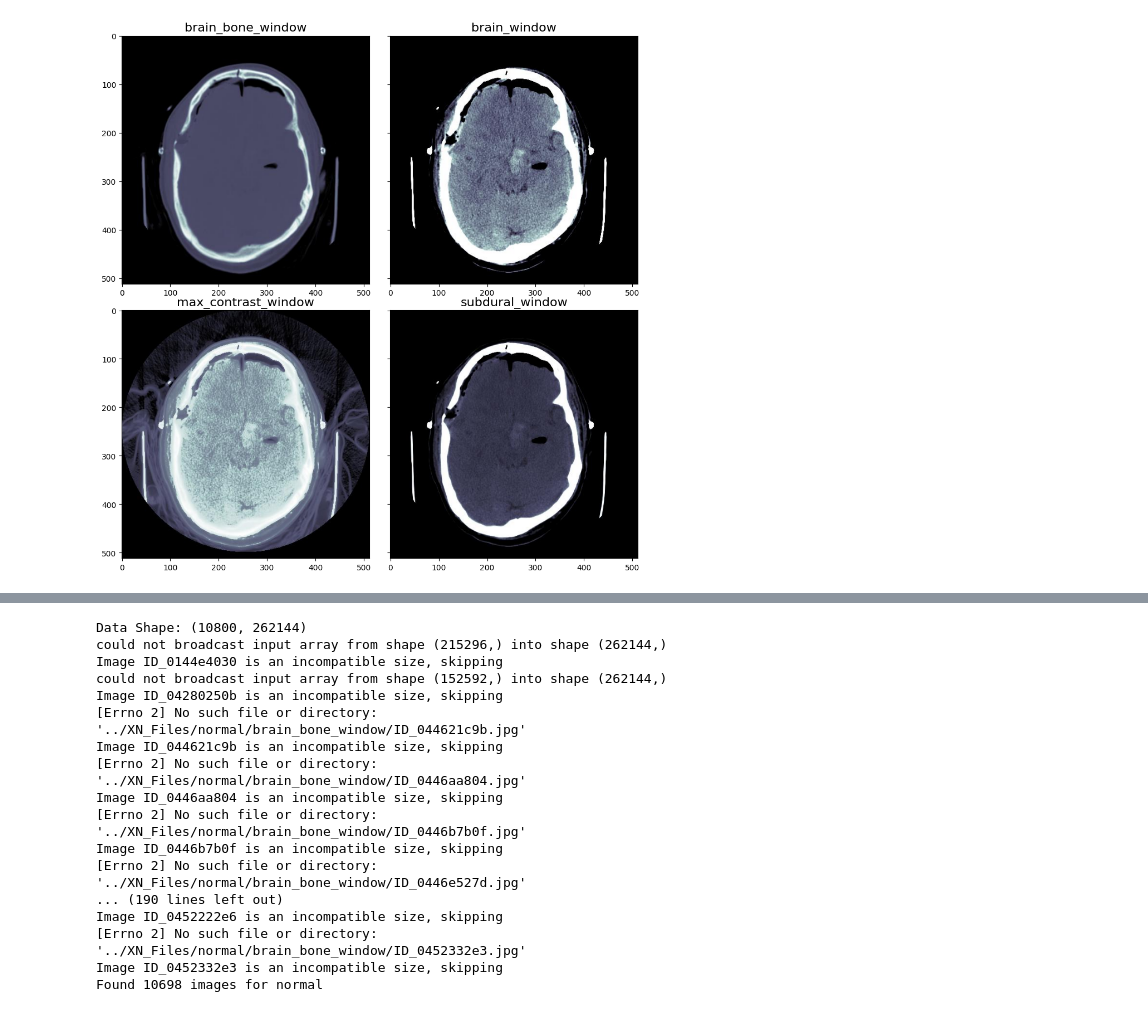
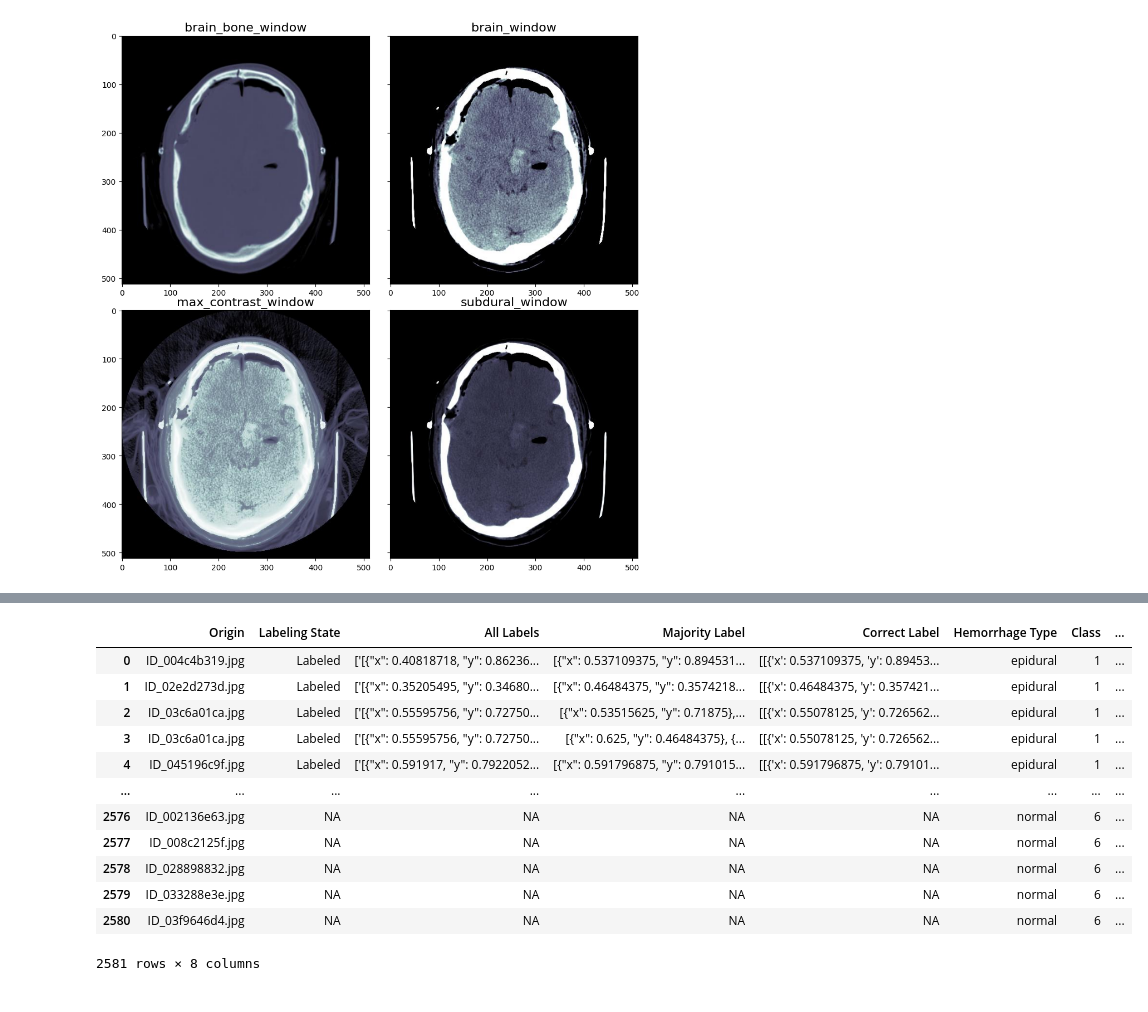
Before and after one commit to lrav35/brain_segmentation_classification, a Jupyter notebook: Brain Hemorrhage Segmentation.ipynb, the cells around one changed output, grey strips where cells are left out. Drawn from its saved outputs; the diff is of its cells as text; code cells hidden in the pictures.

Commit message:
cleaning segmentation data

```diff
--- a/Brain Hemorrhage Segmentation.ipynb
+++ b/Brain Hemorrhage Segmentation.ipynb
@@ -37,7 +39,3 @@ for i, j in zip(images, image_types):
 # %% [output]
 ../XN_Files/epidural/brain_bone_window/ID_0a3f30540.jpg
 [figure]
-# %%
-labels = pd.read_csv(file_dir + './Hemorrhage Segmentation Project/hemorrhage-labels.csv')
-# drop corrupted file
-labels = labels.drop(295413)
@@ -154,20 +60,55 @@ Found 32096 images for subdural
-# %%
-normal_X = load_X_per_type(labels, file_dir, 'normal', brain_bone, 10698, im_size)
-# %% [output]
-Data Shape: (10800, 262144)
-could not broadcast input array from shape (215296,) into shape (262144,)
-Image ID_0144e4030 is an incompatible size, skipping
-could not broadcast input array from shape (152592,) into shape (262144,)
-Image ID_04280250b is an incompatible size, skipping
-[Errno 2] No such file or directory: '../XN_Files/normal/brain_bone_window/ID_044621c9b.jpg'
-Image ID_044621c9b is an incompatible size, skipping
-[Errno 2] No such file or directory: '../XN_Files/normal/brain_bone_window/ID_0446aa804.jpg'
-Image ID_0446aa804 is an incompatible size, skipping
-[Errno 2] No such file or directory: '../XN_Files/normal/brain_bone_window/ID_0446b7b0f.jpg'
-Image ID_0446b7b0f is an incompatible size, skipping
-[Errno 2] No such file or directory: '../XN_Files/normal/brain_bone_window/ID_0446e527d.jpg'
-... (190 lines left out)
-Image ID_0452222e6 is an incompatible size, skipping
-[Errno 2] No such file or directory: '../XN_Files/normal/brain_bone_window/ID_0452332e3.jpg'
-Image ID_0452332e3 is an incompatible size, skipping
-Found 10698 images for normal
+# %%
+def load_labels(f_dir: str, image_type: str) -> pd.DataFrame:
+    """Function to get hemmorhage labels. Method prerequisite: rename result csv files to match type_labels dict -> ex. epidural.csv, multi.csv"""
+    # set class designations and relevant columns
+    type_labels = {'epidural': 1, 'intraparenchymal': 2, 'subarachnoid': 3, 'subdural': 4, 'multi': 5,}
+    column_names = ["Origin","Labeling State","All Labels","Majority Label", "Correct Label"]
+    labels = pd.DataFrame()
+
+    # for each hemorrhage type, load label data
+    for k,v in type_labels.items():
+        temp_data = pd.read_csv(file_dir + './Hemorrhage Segmentation Project/' + k + '.csv')
+        temp_data = temp_data[column_names]
+        temp_data['Hemorrhage Type'] = k
+        temp_data['Class'] = v
+        labels = pd.concat([labels, temp_data])
+
+    # drop all rows that are not labeled
+    labeled = labels[labels['Labeling State']=='Labeled']
+    gold = labels[labels['Labeling State']=='Gold Standard']
+    final_labels = pd.concat([labeled, gold])
+
+    # add normal sample
+    normal_sample_size = 500
+    normal_images = os.listdir(file_dir + 'normal/' + image_type + '/')
+    random.seed(123)
+    normal_sample = random.sample(normal_images, k=normal_sample_size)
+    norm_df = pd.DataFrame(normal_sample, columns=['Origin'])
+    norm_df = norm_df.assign(**{ x : 'NA' for x in column_names[1:] })
+    norm_df['Hemorrhage Type'] = 'normal'
+    norm_df['Class'] = 6
+
+    #final df
+    final_labels = pd.concat([labeled, gold, norm_df]).reset_index().drop(['index'],axis = 1)
+    final_labels['Image Type'] = image_type
+
+
+    return final_labels
+# %%
+# load label data, specify brain_bone_window
+labels = load_labels(file_dir, brain_bone)
+labels
+# %% [output]
+|  | Origin | Labeling State | All Labels | Majority Label | Correct Label | Hemorrhage Type | Class | ... |
+| 0 | ID_004c4b319.jpg | Labeled | ['[{"x": 0.40818718, "y": 0.86236... | [{"x": 0.537109375, "y": 0.894531... | [[{'x': 0.537109375, 'y': 0.89453... | epidural | 1 | ... |
+| 1 | ID_02e2d273d.jpg | Labeled | ['[{"x": 0.35205495, "y": 0.34680... | [{"x": 0.46484375, "y": 0.3574218... | [[{'x': 0.46484375, 'y': 0.357421... | epidural | 1 | ... |
+| 2 | ID_03c6a01ca.jpg | Labeled | ['[{"x": 0.55595756, "y": 0.72750... | [{"x": 0.53515625, "y": 0.71875},... | [[{'x': 0.55078125, 'y': 0.726562... | epidural | 1 | ... |
+| 3 | ID_03c6a01ca.jpg | Labeled | ['[{"x": 0.55595756, "y": 0.72750... | [{"x": 0.625, "y": 0.46484375}, {... | [[{'x': 0.55078125, 'y': 0.726562... | epidural | 1 | ... |
+| 4 | ID_045196c9f.jpg | Labeled | ['[{"x": 0.591917, "y": 0.7922052... | [{"x": 0.591796875, "y": 0.791015... | [[{'x': 0.591796875, 'y': 0.79101... | epidural | 1 | ... |
+| ... | ... | ... | ... | ... | ... | ... | ... | ... |
+| 2576 | ID_002136e63.jpg | NA | NA | NA | NA | normal | 6 | ... |
+| 2577 | ID_008c2125f.jpg | NA | NA | NA | NA | normal | 6 | ... |
+| 2578 | ID_028898832.jpg | NA | NA | NA | NA | normal | 6 | ... |
+| 2579 | ID_033288e3e.jpg | NA | NA | NA | NA | normal | 6 | ... |
+| 2580 | ID_03f9646d4.jpg | NA | NA | NA | NA | normal | 6 | ... |
+2581 rows × 8 columns
```
Also changed, not shown: parts of 19 cells of this notebook.
